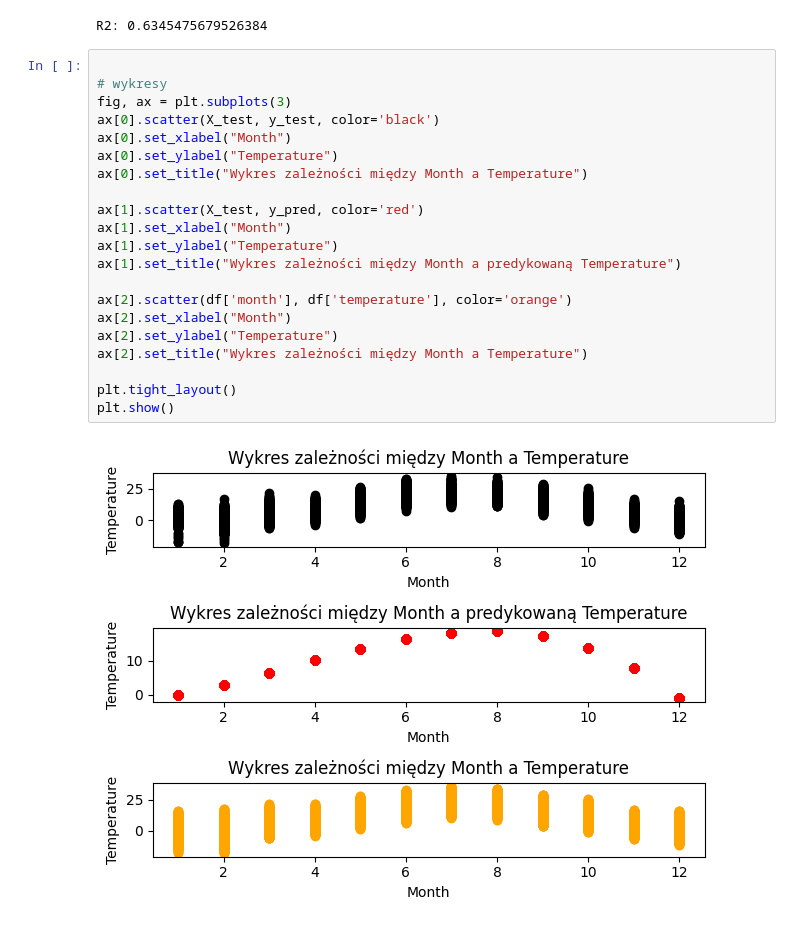
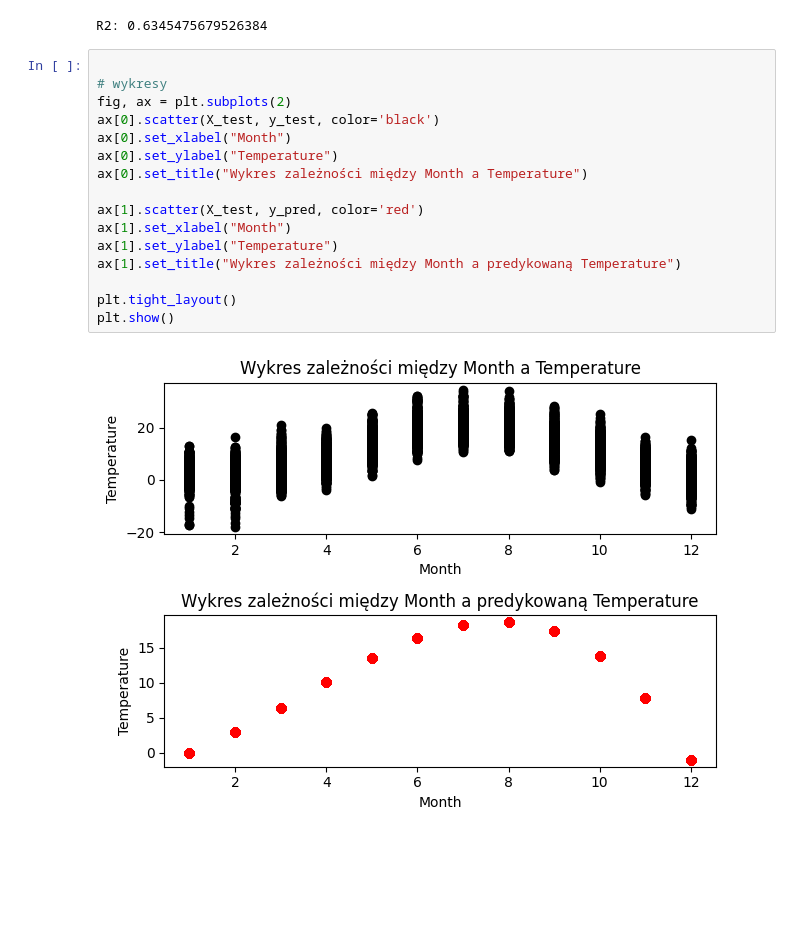
Before and after one commit to MrChazar/Methods_And_Tools_Of_Big_Data, a Jupyter notebook: LAB_3/exercise_2.ipynb, the cells around one changed output. Saved outputs shown, nothing was run; the diff lists cells and outputs as text; blank space fills up the shorter version.

```diff
--- a/LAB_3/exercise_2.ipynb
+++ b/LAB_3/exercise_2.ipynb
@@ -57,23 +57,18 @@ R2: 0.6345475679526384
 # %%
 
 # wykresy
-fig, ax = plt.subplots(3)
+fig, ax = plt.subplots(2)
 ax[0].scatter(X_test, y_test, color='black')
 ax[0].set_xlabel("Month")
 ax[0].set_ylabel("Temperature")
 ax[0].set_title("Wykres zależności między Month a Temperature")
 
 ax[1].scatter(X_test, y_pred, color='red')
 ax[1].set_xlabel("Month")
 ax[1].set_ylabel("Temperature")
 ax[1].set_title("Wykres zależności między Month a predykowaną Temperature")
 
-ax[2].scatter(df['month'], df['temperature'], color='orange')
-ax[2].set_xlabel("Month")
-ax[2].set_ylabel("Temperature")
-ax[2].set_title("Wykres zależności między Month a Temperature")
-
 plt.tight_layout()
 plt.show()
 # %% [output]
-[figure, old version]
+[figure, new version]
```
Also changed, not shown: 3 other files.
